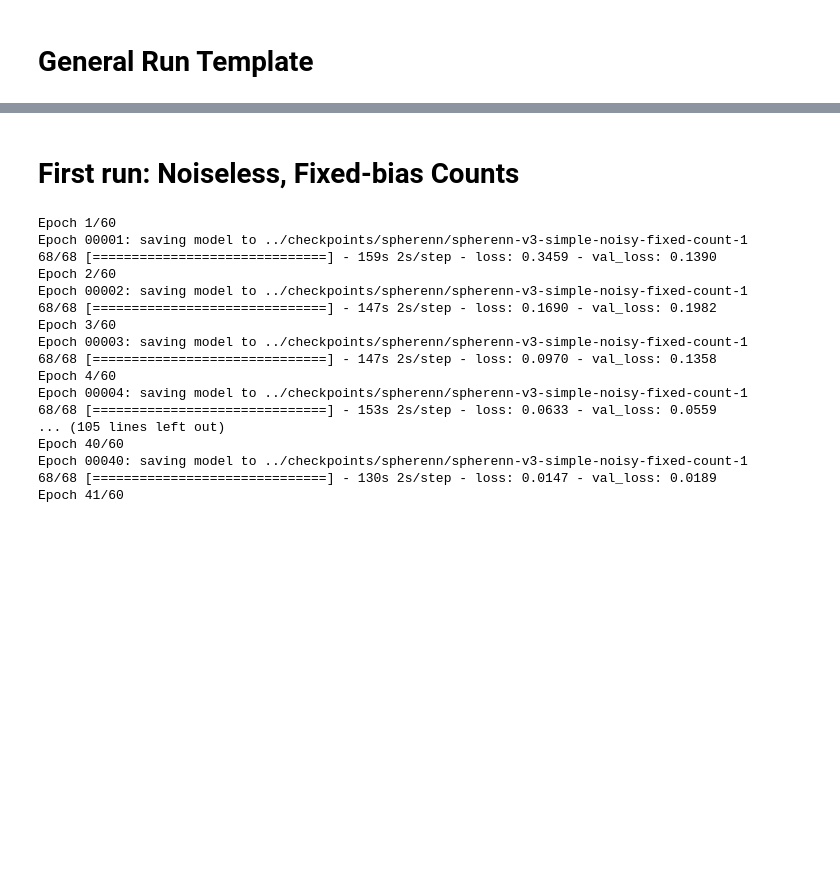
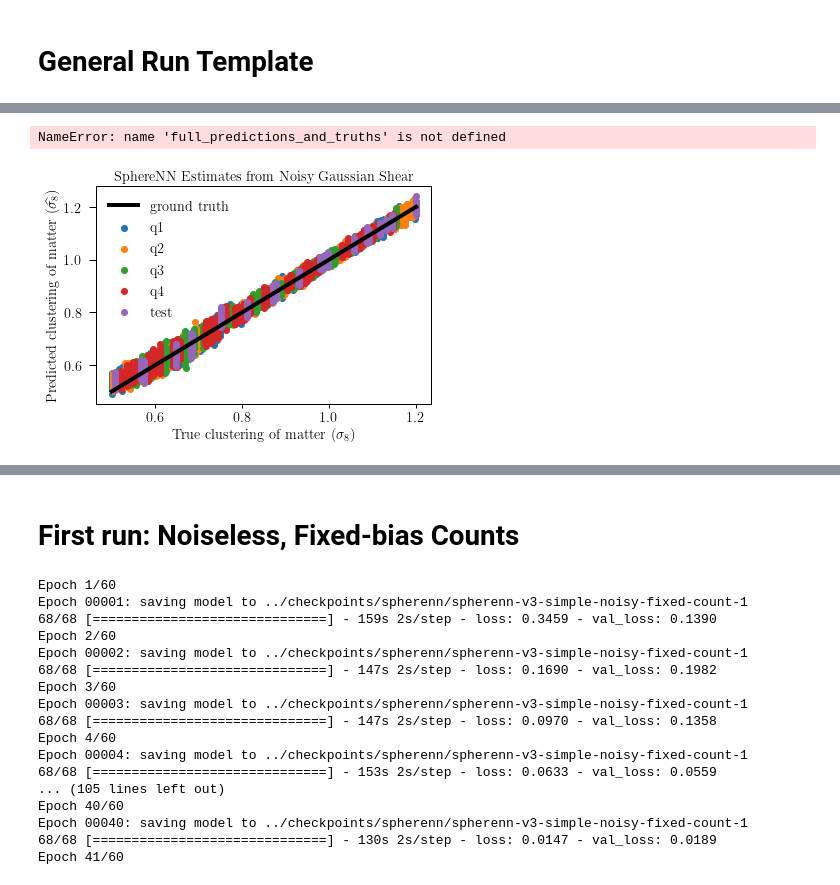
Before and after one commit to adiraju21s/deep_dss, a Jupyter notebook: notebooks/SphereNN Development.ipynb, the cells around one changed output, grey strips where cells are left out. Drawn from its saved outputs; the diff is of its cells as text; code cells hidden in the pictures; blank space fills up the shorter version.

Commit message:
Updated spherenn training script

```diff
--- a/notebooks/SphereNN Development.ipynb
+++ b/notebooks/SphereNN Development.ipynb
@@ -35,7 +30,7 @@ plt.rcParams.update({
 'axes.labelsize':'x-large',
 'axes.labelcolor':'black',
 'xtick.labelsize':'x-large',
-'xtick.minor.width':1.0,
+'xtick.minor.width':1.0,c
 'xtick.major.width':1.0,
 'ytick.major.size':7,
 'ytick.minor.size':4,
@@ -55,13 +50,14 @@ noiseless_m = False
 noiseless_kg = False
 rand_bias = False
 mixed_bias = False
+gaussian = True
 
 order = 2
 nside = 1024
 
 val_set = "TEST"
 
-exp_name = "spherenn-v3-simple-noisy-fixed-gamma"
+exp_name = "spherenn-v3-simple-noisy-fixed-gamma-gauss"
 num_id = 1
 checkpoint_path = "../checkpoints/spherenn/{0}/{0}-{1}".format(exp_name, num_id)
 checkpoint_dir = "../checkpoints/spherenn/{0}".format(exp_name)
@@ -89,14 +85,14 @@ def generate_reshaped_data(dataset):
     num_cosmos = num_cosmologies(dataset)
     data = split_count_and_lensing_maps_by_dataset(dataset, config=config, noiseless_m=noiseless_m,
                                                   noiseless_kg=noiseless_kg, rand_bias=rand_bias,
-                                                  mixed_bias=mixed_bias)
+                                                  mixed_bias=mixed_bias, gaussian=gaussian)
     data["x"] = np.reshape(data["x"], (12*(order**2)*num_cosmos, (nside//order)**2, channels))
     data["y"] = np.reshape(data["y"], (12*(order**2)*num_cosmos, 1, 1))
     return data
 # %%
 def build_model():
     return keras.Sequential([
-        keras.Input(shape=(262144, 1)),
+        keras.Input(shape=(262144, channels)),
         keras.layers.Conv1D(64, 4, strides=4, activation='relu'),
         keras.layers.Conv1D(128, 4, strides=4, activation='relu'),
         keras.layers.Conv1D(256, 4, strides=4, activation='relu'),
@@ -315,5 +338,9 @@ Generating data for Q1!
 # %%
 results = full_predictions_and_truths()
+# %% [output]
+NameError: name 'full_predictions_and_truths' is not defined
 # %%
-plot_preds_vs_truths(results, "SphereNN Estimates from Noisy Shear")
+plot_preds_vs_truths(results, "SphereNN Estimates from Noisy Gaussian Shear")
+# %% [output]
+[figure, added]
 # %%
```
Also changed, not shown: parts of 6 cells of this notebook, 1 other file.
